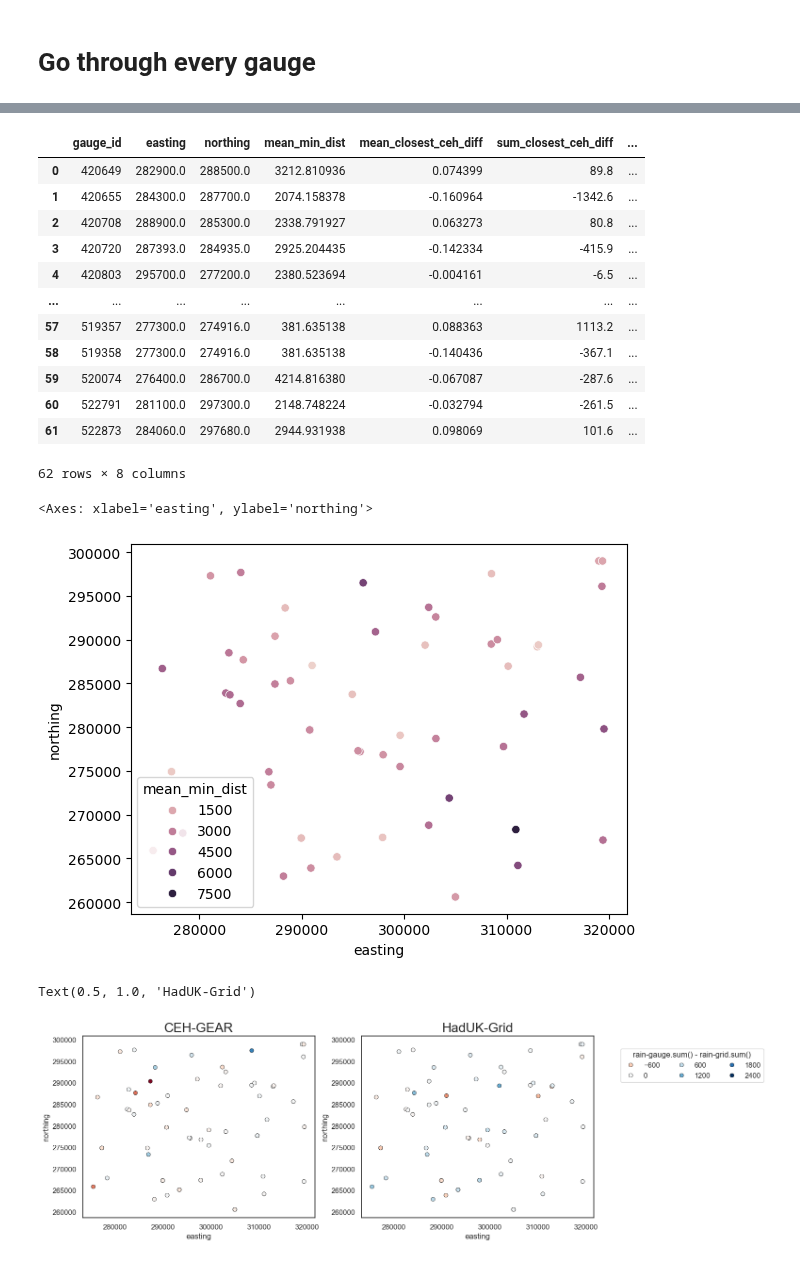
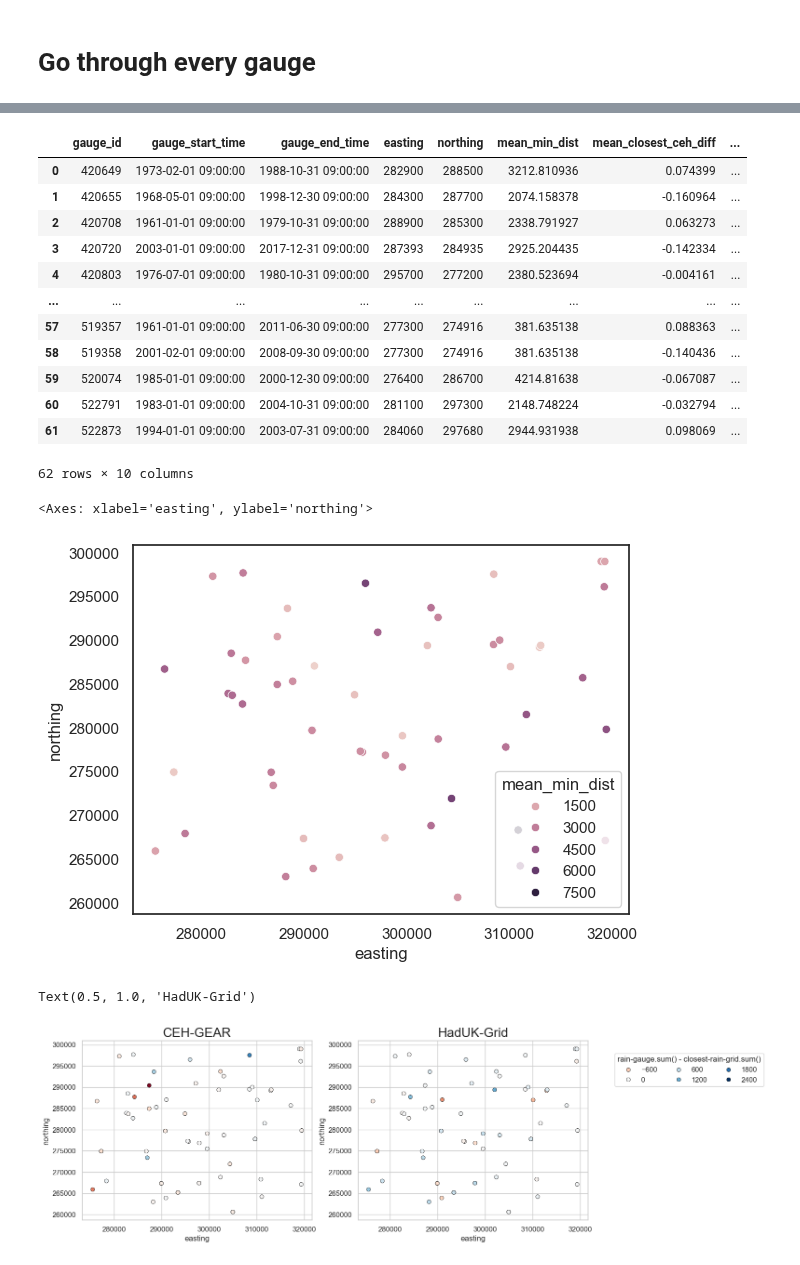
Before and after one commit to Thomasjkeel/FDRI-comparing-rainfall-data-in-upper-severn, a Jupyter notebook: notebooks/methods_to_compare_gauge_and_grid.ipynb, the cells around one changed output, grey strips where cells are left out. Drawn from its saved outputs; the diff is of its cells as text; code cells hidden in the pictures.

```diff
--- a/notebooks/methods_to_compare_gauge_and_grid.ipynb
+++ b/notebooks/methods_to_compare_gauge_and_grid.ipynb
@@ -243,7 +243,7 @@ def set_data_time_to_gauge_hour(data, gauge_hour=9):
                 ).alias('time')
             )
 # %%
-gauge_to_examine = Gauge('420668') # 421234 likely in CEH-GEAR
+gauge_to_examine = Gauge('420649') # 421234 likely in CEH-GEAR
 # %%
 gauge_to_examine.nearby_gauges
 # %% [output]
@@ -268,2 +258,4 @@ shape: (1, 9)
 # %%
 # gauge_to_examine.get_nearby_gridded_data(HADUK_DATA, nearby_threshold_m=1000)
+# %%
+gauge_to_examine.closest_cehgear['min_dist'].load()
@@ -336,16 +342,20 @@ gauge_vs_grid_dict = {}
 for gauge_id in all_plyn_gauge_ids:
     one_gauge = Gauge(gauge_id)
     ## Check if there is a less than n-Year overlap in times between gauge and expected start end
-    if compute_overlap_days(START_DATE, END_DATE, one_gauge.gauge_data['time'].min(), one_gauge.gauge_data['time'].max()) <= OVERLAP_THRESHOLD:
+    gauge_start_time = one_gauge.gauge_data['time'].min()
+    gauge_end_time = one_gauge.gauge_data['time'].max()
+    if compute_overlap_days(START_DATE, END_DATE, gauge_start_time, gauge_end_time) <= OVERLAP_THRESHOLD:
         print(gauge_id, 'not enough temporal overlap')
         continue
     gauge_vs_grid_dict[gauge_id] = {}
+    gauge_vs_grid_dict[gauge_id]['gauge_start_time'] = gauge_start_time
+    gauge_vs_grid_dict[gauge_id]['gauge_end_time'] = gauge_end_time
     gauge_vs_grid_dict[gauge_id]['easting'] = one_gauge.gauge_easting
     gauge_vs_grid_dict[gauge_id]['northing'] = one_gauge.gauge_northing
     gauge_vs_grid_dict[gauge_id]["mean_min_dist"] = float(one_gauge.closest_cehgear['min_dist'].mean())
     print("mean CEH min_dist=", gauge_vs_grid_dict[gauge_id]["mean_min_dist"])
     combined_gauge_data = get_combined_gauge_data(one_gauge)
-    for col in [f'{RAIN_COL}_closest_ceh', f'{RAIN_COL}_closest_haduk']:
+    for col in combined_gauge_data.columns[2:]: # TODO: not good practice, but this removes time and gauge data
         gauge_vs_grid_dict[gauge_id][f'mean{col.replace(RAIN_COL, '')}_diff'] = calc_difference_from_gauge(combined_gauge_data.drop_nulls(col), col).mean()
         gauge_vs_grid_dict[gauge_id][f'sum{col.replace(RAIN_COL, '')}_diff'] = calc_sum_difference_from_gauge(combined_gauge_data.drop_nulls(col), col)
 # %% [output]
@@ -371,35 +381,36 @@ gauge_vs_grid_df = pd.DataFrame.from_dict(gauge_vs_grid_dict).T
 gauge_vs_grid_df = gauge_vs_grid_df.reset_index(names='gauge_id')
 gauge_vs_grid_df
 # %% [output]
-|  | gauge_id | easting | northing | mean_min_dist | mean_closest_ceh_diff | sum_closest_ceh_diff | ... |
-| 0 | 420649 | 282900.0 | 288500.0 | 3212.810936 | 0.074399 | 89.8 | ... |
-| 1 | 420655 | 284300.0 | 287700.0 | 2074.158378 | -0.160964 | -1342.6 | ... |
-| 2 | 420708 | 288900.0 | 285300.0 | 2338.791927 | 0.063273 | 80.8 | ... |
-| 3 | 420720 | 287393.0 | 284935.0 | 2925.204435 | -0.142334 | -415.9 | ... |
-| 4 | 420803 | 295700.0 | 277200.0 | 2380.523694 | -0.004161 | -6.5 | ... |
-| ... | ... | ... | ... | ... | ... | ... | ... |
-| 57 | 519357 | 277300.0 | 274916.0 | 381.635138 | 0.088363 | 1113.2 | ... |
-| 58 | 519358 | 277300.0 | 274916.0 | 381.635138 | -0.140436 | -367.1 | ... |
-| 59 | 520074 | 276400.0 | 286700.0 | 4214.816380 | -0.067087 | -287.6 | ... |
-| 60 | 522791 | 281100.0 | 297300.0 | 2148.748224 | -0.032794 | -261.5 | ... |
-| 61 | 522873 | 284060.0 | 297680.0 | 2944.931938 | 0.098069 | 101.6 | ... |
+|  | gauge_id | gauge_start_time | gauge_end_time | easting | northing | mean_min_dist | mean_closest_ceh_diff | ... |
+| 0 | 420649 | 1973-02-01 09:00:00 | 1988-10-31 09:00:00 | 282900 | 288500 | 3212.810936 | 0.074399 | ... |
+| 1 | 420655 | 1968-05-01 09:00:00 | 1998-12-30 09:00:00 | 284300 | 287700 | 2074.158378 | -0.160964 | ... |
+| 2 | 420708 | 1961-01-01 09:00:00 | 1979-10-31 09:00:00 | 288900 | 285300 | 2338.791927 | 0.063273 | ... |
+| 3 | 420720 | 2003-01-01 09:00:00 | 2017-12-31 09:00:00 | 287393 | 284935 | 2925.204435 | -0.142334 | ... |
+| 4 | 420803 | 1976-07-01 09:00:00 | 1980-10-31 09:00:00 | 295700 | 277200 | 2380.523694 | -0.004161 | ... |
+| ... | ... | ... | ... | ... | ... | ... | ... | ... |
+| 57 | 519357 | 1961-01-01 09:00:00 | 2011-06-30 09:00:00 | 277300 | 274916 | 381.635138 | 0.088363 | ... |
+| 58 | 519358 | 2001-02-01 09:00:00 | 2008-09-30 09:00:00 | 277300 | 274916 | 381.635138 | -0.140436 | ... |
+| 59 | 520074 | 1985-01-01 09:00:00 | 2000-12-30 09:00:00 | 276400 | 286700 | 4214.81638 | -0.067087 | ... |
+| 60 | 522791 | 1983-01-01 09:00:00 | 2004-10-31 09:00:00 | 281100 | 297300 | 2148.748224 | -0.032794 | ... |
+| 61 | 522873 | 1994-01-01 09:00:00 | 2003-07-31 09:00:00 | 284060 | 297680 | 2944.931938 | 0.098069 | ... |
-62 rows × 8 columns
+62 rows × 10 columns
 # %%
 sns.scatterplot(x='easting', y='northing', hue='mean_min_dist', data=gauge_vs_grid_df)
 # %% [output]
 <Axes: xlabel='easting', ylabel='northing'>
-[figure, old version]
+[figure, new version]
 # %%
+sns.set_style('whitegrid')
 fig, axes = plt.subplots(1, 2, figsize=(14, 5))
 sns.scatterplot(x='easting', y='northing', hue='sum_closest_ceh_diff', data=gauge_vs_grid_df, palette='RdBu', hue_norm=(-2400, 2400), edgecolor='k', legend=False, ax=axes[0])
 sns.scatterplot(x='easting', y='northing', hue='sum_closest_haduk_diff', data=gauge_vs_grid_df, palette='RdBu', hue_norm=(-2400, 2400), edgecolor='k', ax=axes[1])
 
 
 handles, labels  =  axes[1].get_legend_handles_labels()
-axes[1].legend(handles, labels, bbox_to_anchor=(1.1, .95), ncols=3, title='rain-gauge.sum() - rain-grid.sum()')
+axes[1].legend(handles, labels, bbox_to_anchor=(1.1, .95), ncols=3, title='rain-gauge.sum() - closest-rain-grid.sum()')
 
 axes[0].set_title('CEH-GEAR', size=20)
 axes[1].set_title('HadUK-Grid', size=20)
 # %% [output]
 Text(0.5, 1.0, 'HadUK-Grid')
-[figure, old version]
+[figure, new version]
```
Also changed, not shown: parts of 19 cells of this notebook.
